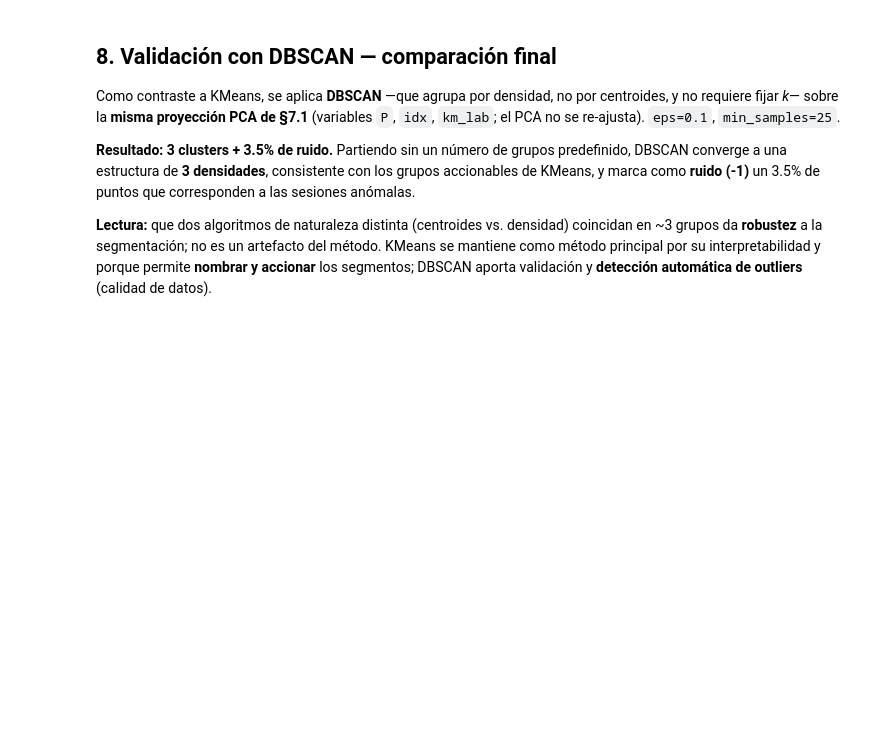
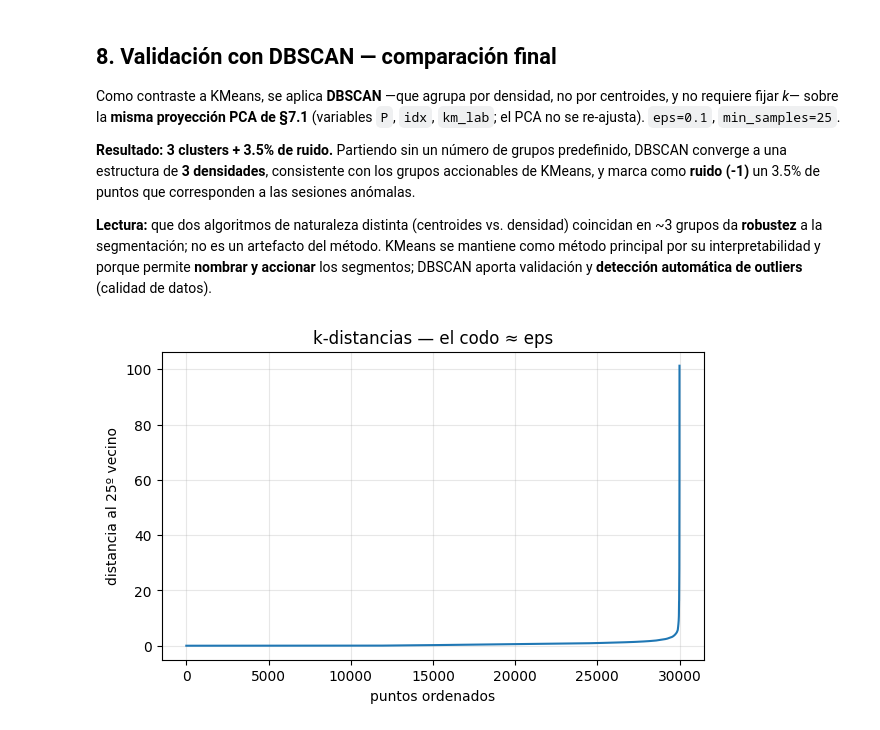
Before and after one commit to HeiderZapata/proyecto-integrador-g8, a Jupyter notebook: notebooks/modeling/04_clustering.ipynb, the cells around one changed output. Saved outputs shown, nothing was run; the diff lists cells and outputs as text; code cells hidden in the pictures; blank space fills up the shorter version.

```diff
--- a/notebooks/modeling/04_clustering.ipynb
+++ b/notebooks/modeling/04_clustering.ipynb
@@ -248,3 +259,19 @@ Como contraste a KMeans, se aplica **DBSCAN** —que agrupa por densidad, no por
 **Resultado: 3 clusters + 3.5% de ruido.** Partiendo sin un número de grupos predefinido, DBSCAN converge a una estructura de **3 densidades**, consistente con los grupos accionables de KMeans, y marca como **ruido (-1)** un 3.5% de puntos que corresponden a las sesiones anómalas.
 
 **Lectura:** que dos algoritmos de naturaleza distinta (centroides vs. densidad) coincidan en ~3 grupos da **robustez** a la segmentación; no es un artefacto del método. KMeans se mantiene como método principal por su interpretabilidad y porque permite **nombrar y accionar** los segmentos; DBSCAN aporta validación y **detección automática de outliers** (calidad de datos).
+# %%
+from sklearn.cluster import DBSCAN
+from sklearn.neighbors import NearestNeighbors
+
+N_DB, MIN_SAMPLES = 30_000, 25          # submuestra + min_samples
+ridx = np.random.RandomState(RANDOM_STATE).choice(len(Xs), N_DB, replace=False)
+Xdb = Xs[ridx]
+
+# Elegir eps con el gráfico de k-distancias: el "codo" marca el eps
+nn = NearestNeighbors(n_neighbors=MIN_SAMPLES).fit(Xdb)
+kd = np.sort(nn.kneighbors(Xdb)[0][:, -1])
+plt.figure(figsize=(7,4)); plt.plot(kd)
+plt.ylabel(f"distancia al {MIN_SAMPLES}º vecino"); plt.xlabel("puntos ordenados")
+plt.title("k-distancias — el codo ≈ eps"); plt.grid(alpha=.3); plt.show()
+# %% [output]
+[figure, added]
```
Also changed, not shown: parts of 19 cells of this notebook, 2 other files.
